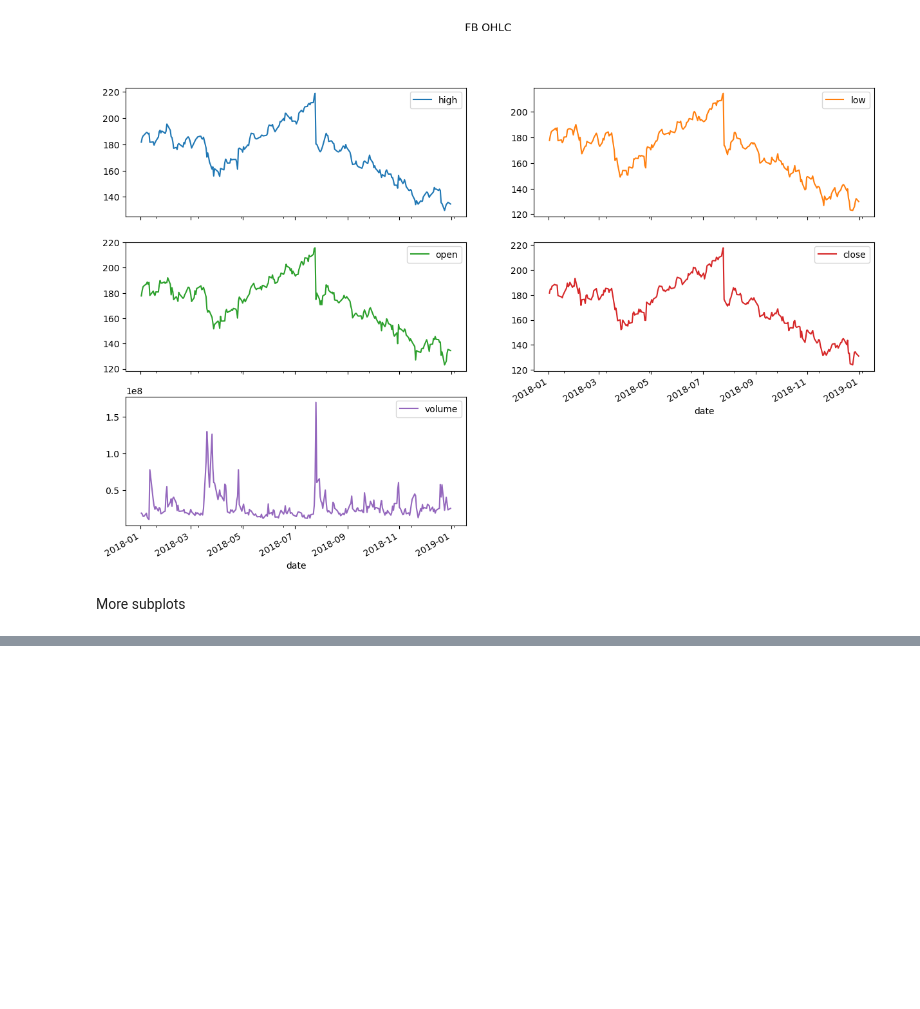
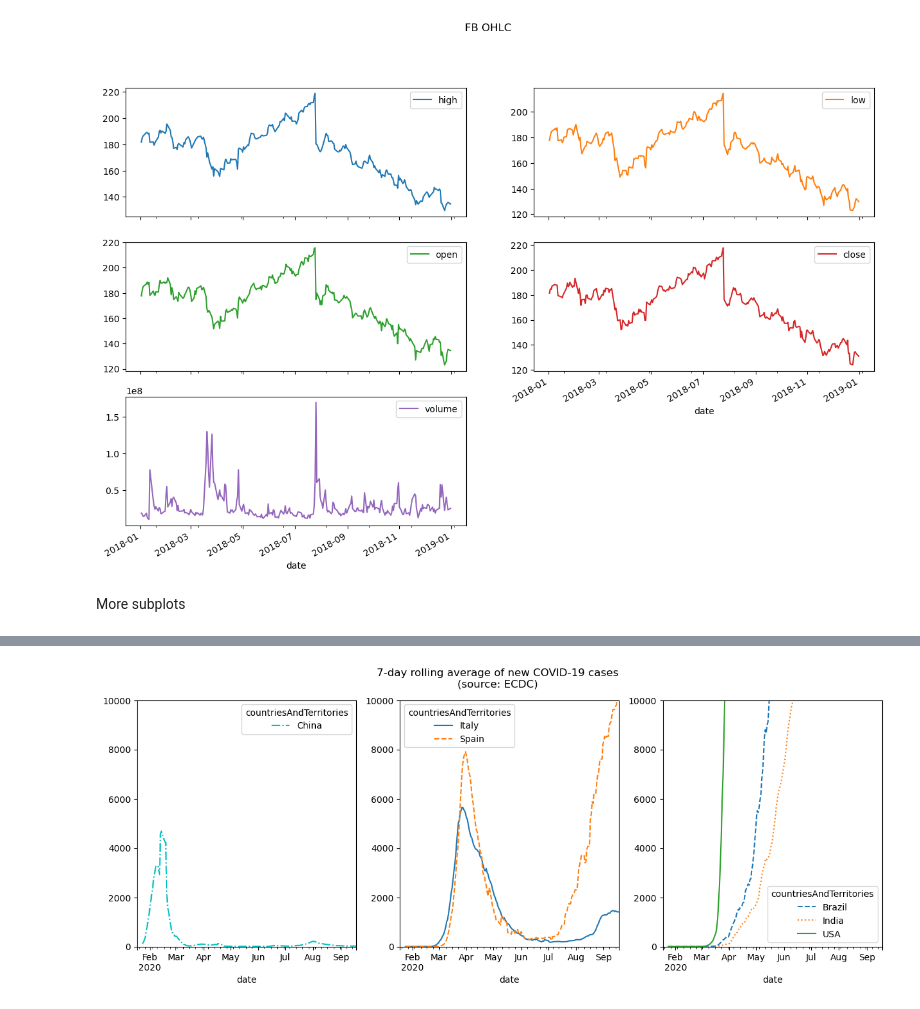
Before and after one commit to nadia-paz/ds-learning, a Jupyter notebook: data_analysis_pandas/11_pandas_viz.ipynb, the cells around one changed output, grey strips where cells are left out. Drawn from its saved outputs; the diff is of its cells as text; code cells hidden in the pictures; blank space fills up the shorter version.

Commit message:
add subplots

```diff
--- a/data_analysis_pandas/11_pandas_viz.ipynb
+++ b/data_analysis_pandas/11_pandas_viz.ipynb
@@ -101,0 +125,6 @@ More subplots
+# %%
+covid_weekly_ma = covid.pivot_table(
+    index=covid.index,
+    columns='countriesAndTerritories',
+    values='cases'
+).rolling(7).mean()
@@ -101,0 +140,13 @@ More subplots
+# %%
+fig, axes = plt.subplots(1, 3, figsize=(15, 5))
+plt.suptitle('7-day rolling average of new COVID-19 cases\n(source: ECDC)\n\n')
+
+covid_weekly_ma[['China']].plot(ax=axes[0], style='-.c', ylim=(0, 10_000))
+covid_weekly_ma[['Italy', 'Spain']].plot(
+    ax=axes[1], style=['-', '--'], ylim=(0, 10_000)
+)
+covid_weekly_ma[['Brazil', 'India', 'USA']]\
+    .plot(ax=axes[2], style=['--', ':', '-'], ylim=(0, 10_000))
+plt.show()
+# %% [output]
+[figure, added]
```
Also changed, not shown: parts of 2 cells of this notebook.
